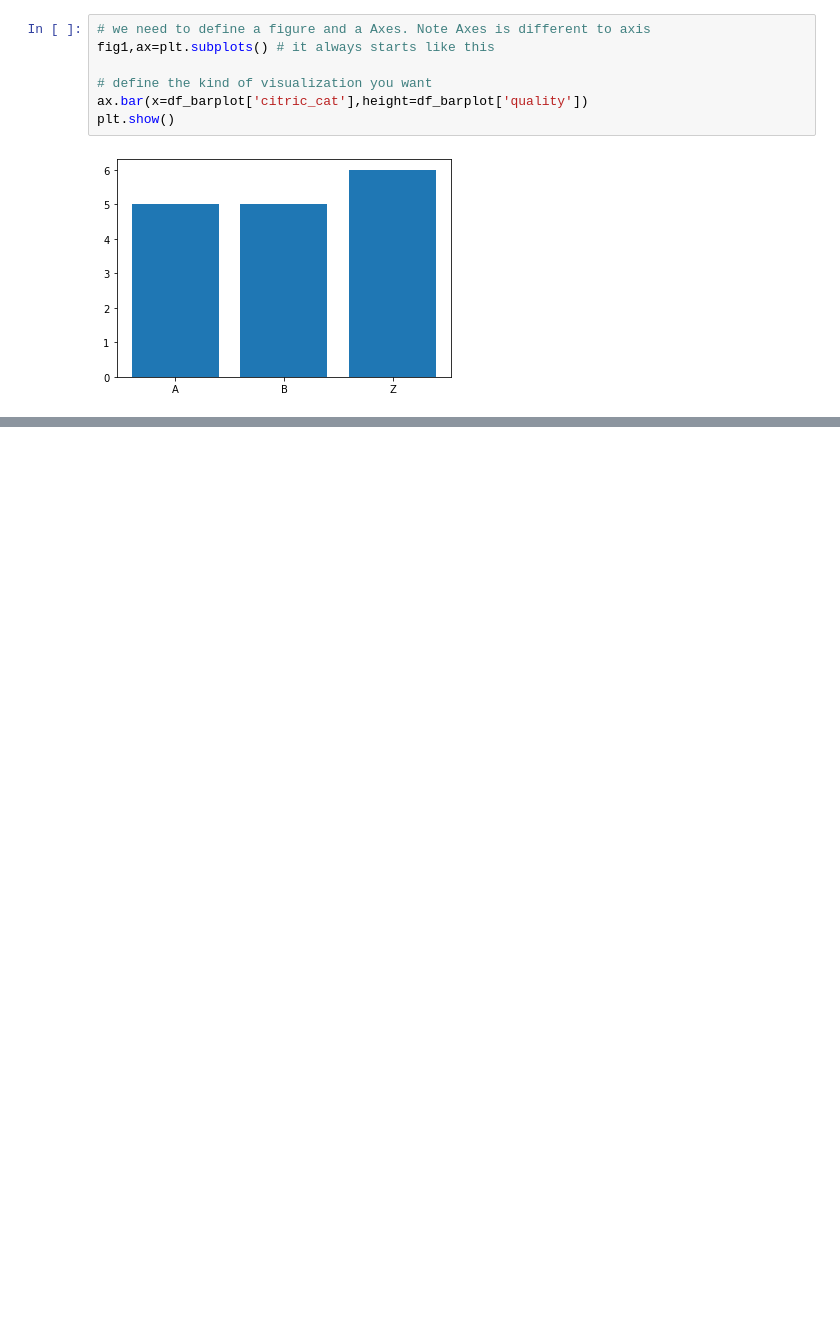
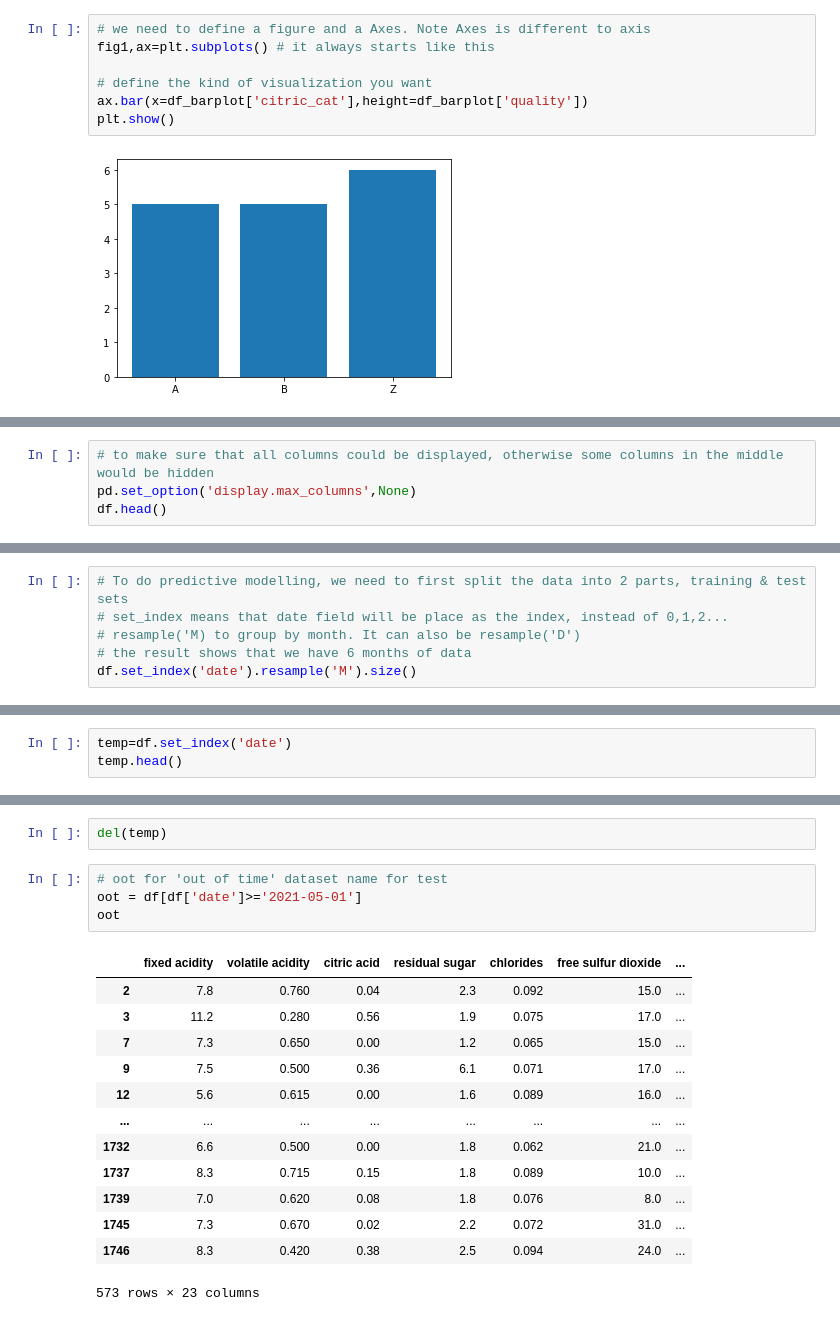
Before and after one commit to kristy25/AcademyPublic, a Jupyter notebook: Untitled0.ipynb, the cells around one changed output, grey strips where cells are left out. Cells and saved outputs as stored; diff of their text form; blank space fills up the shorter version.

```diff
--- a/Untitled0.ipynb
+++ b/Untitled0.ipynb
@@ -1276,0 +1358,4 @@ plt.show()
+# %%
+# to make sure that all columns could be displayed, otherwise some columns in the middle would be hidden
+pd.set_option('display.max_columns',None)
+df.head()
@@ -1276,0 +1373,6 @@ plt.show()
+# %%
+# To do predictive modelling, we need to first split the data into 2 parts, training & test sets
+# set_index means that date field will be place as the index, instead of 0,1,2...
+# resample('M) to group by month. It can also be resample('D')
+# the result shows that we have 6 months of data
+df.set_index('date').resample('M').size()
@@ -1276,0 +1388,3 @@ plt.show()
+# %%
+temp=df.set_index('date')
+temp.head()
@@ -1276,0 +1399,20 @@ plt.show()
+# %%
+del(temp)
+# %%
+# oot for 'out of time' dataset name for test
+oot = df[df['date']>='2021-05-01']
+oot
+# %% [output]
+|  | fixed acidity | volatile acidity | citric acid | residual sugar | chlorides | free sulfur dioxide | ... |
+| 2 | 7.8 | 0.760 | 0.04 | 2.3 | 0.092 | 15.0 | ... |
+| 3 | 11.2 | 0.280 | 0.56 | 1.9 | 0.075 | 17.0 | ... |
+| 7 | 7.3 | 0.650 | 0.00 | 1.2 | 0.065 | 15.0 | ... |
+| 9 | 7.5 | 0.500 | 0.36 | 6.1 | 0.071 | 17.0 | ... |
+| 12 | 5.6 | 0.615 | 0.00 | 1.6 | 0.089 | 16.0 | ... |
+| ... | ... | ... | ... | ... | ... | ... | ... |
+| 1732 | 6.6 | 0.500 | 0.00 | 1.8 | 0.062 | 21.0 | ... |
+| 1737 | 8.3 | 0.715 | 0.15 | 1.8 | 0.089 | 10.0 | ... |
+| 1739 | 7.0 | 0.620 | 0.08 | 1.8 | 0.076 | 8.0 | ... |
+| 1745 | 7.3 | 0.670 | 0.02 | 2.2 | 0.072 | 31.0 | ... |
+| 1746 | 8.3 | 0.420 | 0.38 | 2.5 | 0.094 | 24.0 | ... |
+573 rows × 23 columns
```
Also changed, not shown: parts of 15 cells of this notebook.
